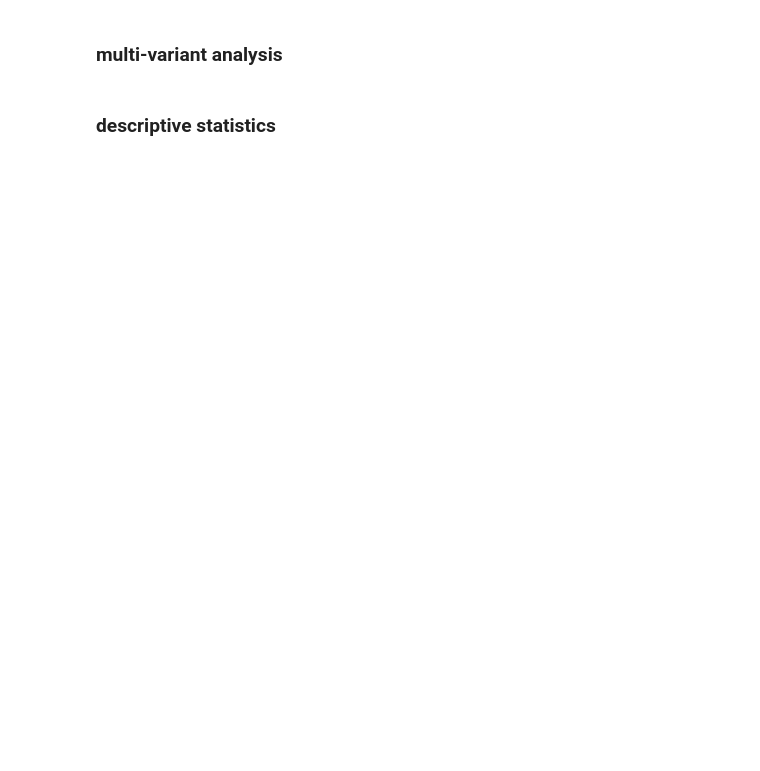
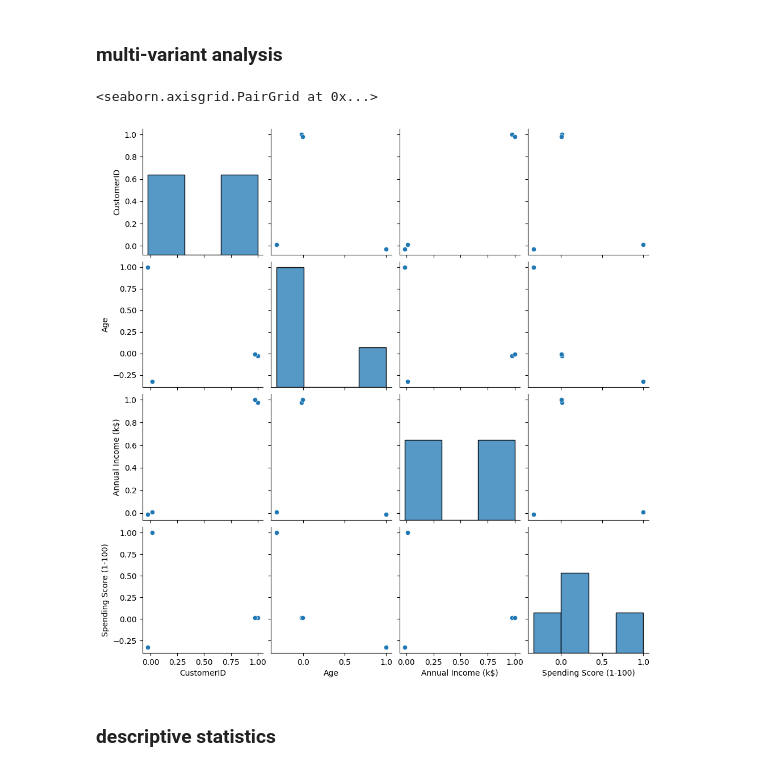
Before and after one commit to IBM-EPBL/IBM-Project-30679-1660153694, a Jupyter notebook: assignments/assignment4/assignment4.ipynb, the cells around one changed output. Cells and saved outputs as stored; diff of their text form; code cells hidden in the pictures; blank space fills up the shorter version.

```diff
--- a/assignments/assignment4/assignment4.ipynb
+++ b/assignments/assignment4/assignment4.ipynb
@@ -23,4 +40,9 @@ data.head()
 # %% [markdown]
 ### multi-variant analysis
+# %%
+sns.pairplot(data.corr(method = "pearson", numeric_only = True))
+# %% [output]
+<seaborn.axisgrid.PairGrid at 0x...>
+[figure, added]
 # %% [markdown]
 ### descriptive statistics
```
Also changed, not shown: parts of 27 cells of this notebook, 1 other file.
